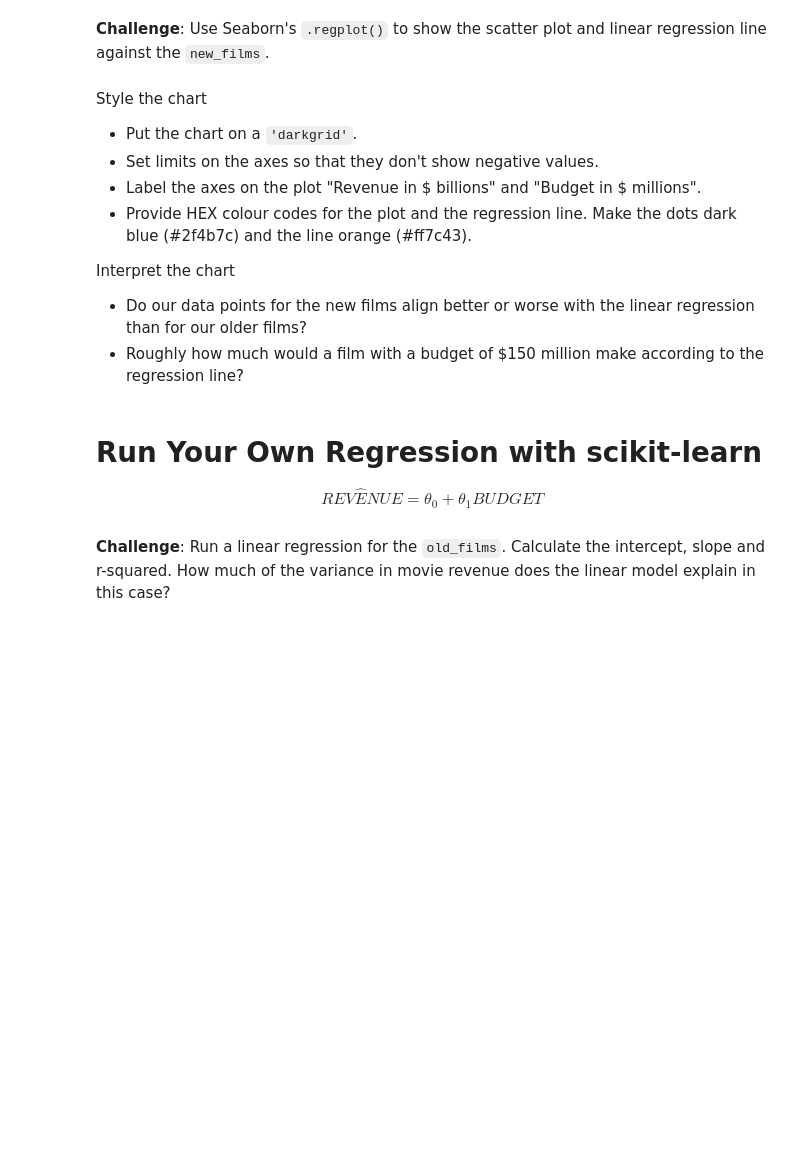
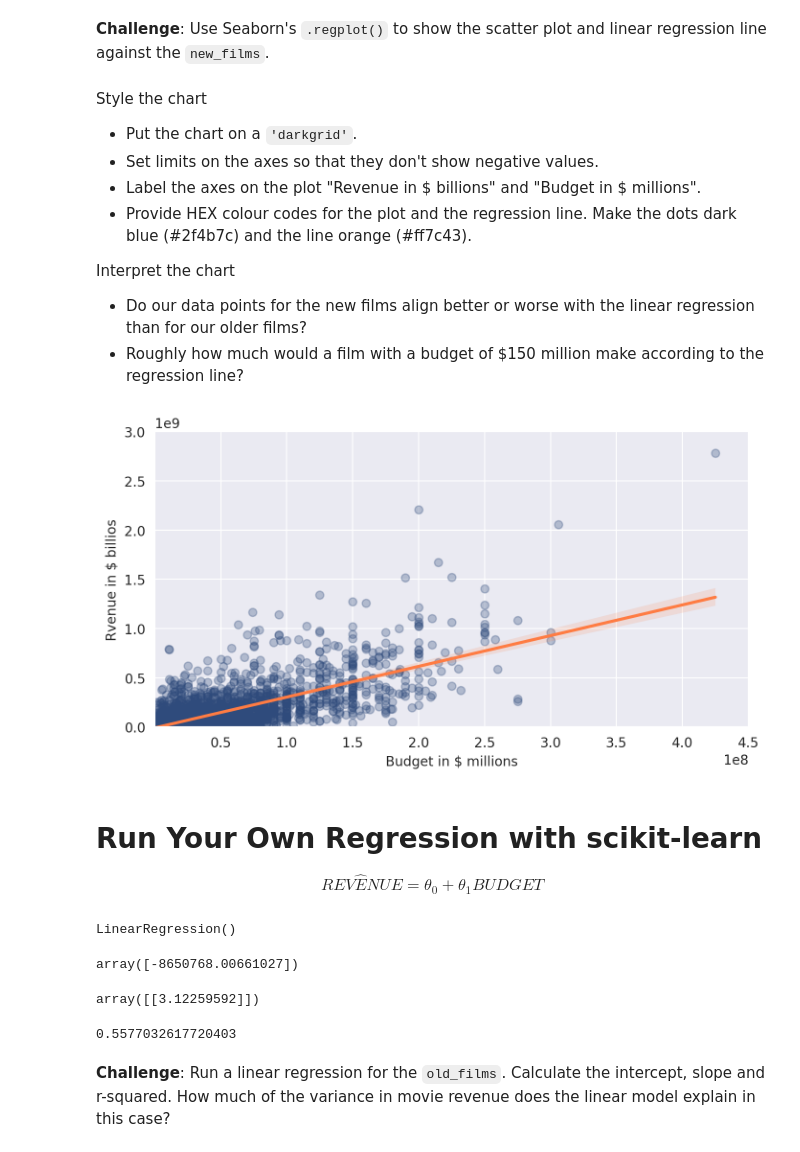
Before and after one commit to Dominiq01/100_days_of_code_Python, a Jupyter notebook: Day_78/Day_78_Seaborn_and_Linear_Regression_(start).ipynb, the cells around one changed output. Saved outputs shown, nothing was run; the diff lists cells and outputs as text; code cells hidden in the pictures; blank space fills up the shorter version.

```diff
--- a/Day_78/Day_78_Seaborn_and_Linear_Regression_(start).ipynb
+++ b/Day_78/Day_78_Seaborn_and_Linear_Regression_(start).ipynb
@@ -433,0 +476,3 @@ Here's how:
+# %%
+new_films = data_clean[data_clean.Decade >= 1970]
+new_films
@@ -448,9 +526,47 @@ Interpret the chart
 
 * Do our data points for the new films align better or worse with the linear regression than for our older films?
 * Roughly how much would a film with a budget of $150 million make according to the regression line?
+# %%
+plt.figure(figsize=(8,4), dpi=200)
+with sns.axes_style("darkgrid"):
+  ax = sns.regplot(data=new_films,
+            x='USD_Production_Budget',
+            y='USD_Worldwide_Gross',
+                color='#2f4b7c',
+                   scatter_kws = {'alpha': 0.3},
+            line_kws = {'color': '#ff7c43'})
+  ax.set(ylim=(new_films.USD_Worldwide_Gross.min(), 3000000000),
+         xlim=(new_films.USD_Production_Budget.min(), 450000000),
+        ylabel='Rvenue in $ billios',
+        xlabel='Budget in $ millions')
+# %% [output]
+[figure, added]
 # %% [markdown]
 # Run Your Own Regression with scikit-learn
 
 $$ REV \hat ENUE = \theta _0 + \theta _1 BUDGET$$
+# %%
+regression = LinearRegression()
+# Explanatory Variable(s) or Feature(s)
+x = pd.DataFrame(new_films, columns=['USD_Production_Budget'])
+
+# Response Variable or Target
+y = pd.DataFrame(new_films, columns=['USD_Worldwide_Gross'])
+
+regression.fit(x, y)
+# %% [output]
+LinearRegression()
+# %%
+regression.intercept_
+# %% [output]
+array([-8650768.00661027])
+# %%
+regression.coef_
+# %% [output]
+array([[3.12259592]])
+# %%
+regression.score(x,y)
+# %% [output]
+0.5577032617720403
 # %% [markdown]
 **Challenge**: Run a linear regression for the `old_films`. Calculate the intercept, slope and r-squared. How much of the variance in movie revenue does the linear model explain in this case?
```
Also changed, not shown: parts of 15 cells of this notebook.
